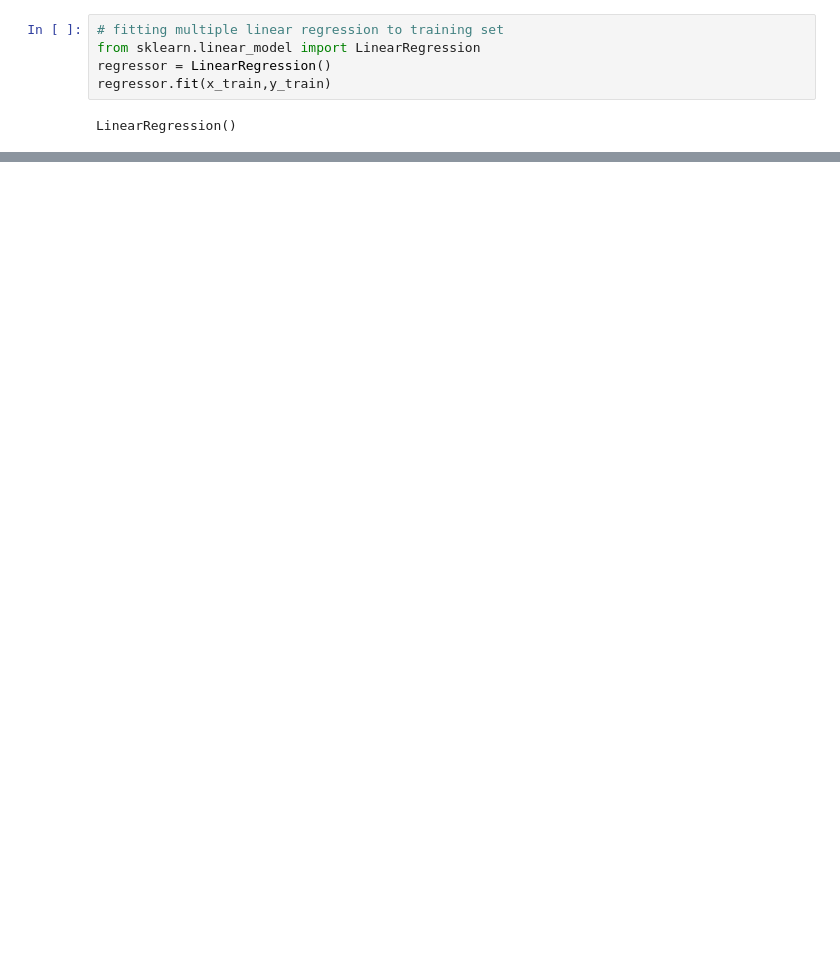
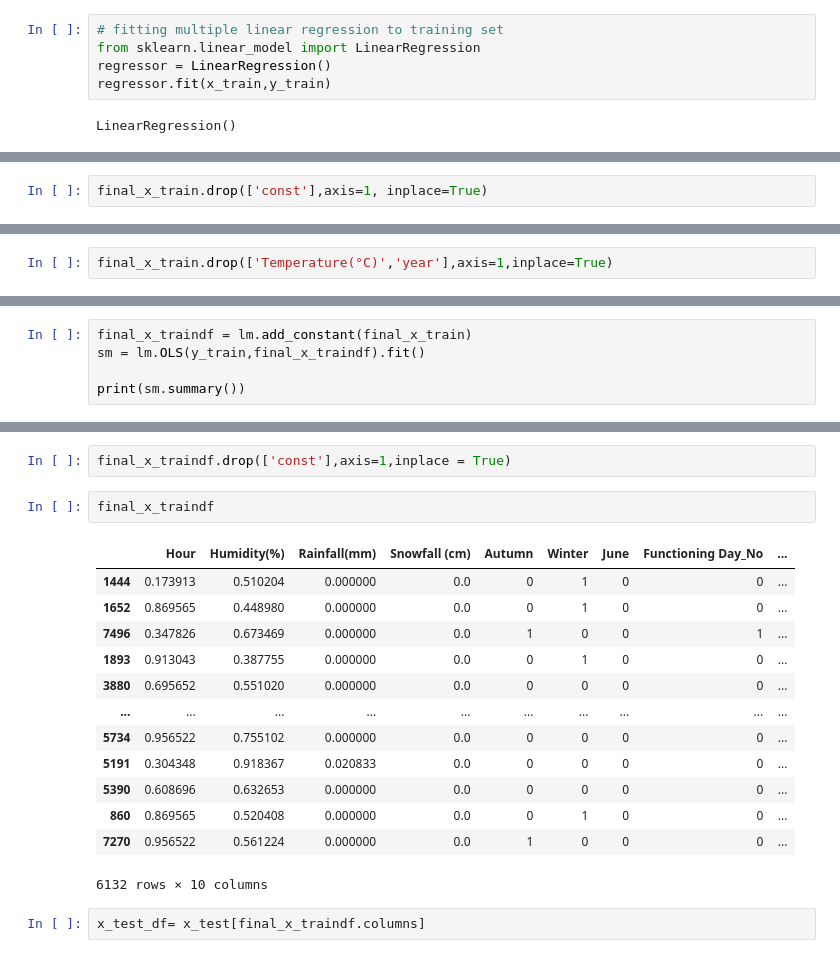
Before and after one commit to dhiru-c/Bike-Sharing-Demand-Prediction---Capstone-Project, a Jupyter notebook: Bike_Sharing_Demand_Prediction_Capstone_Project.ipynb, the cells around one changed output, grey strips where cells are left out. Drawn from its saved outputs; the diff is of its cells as text; blank space fills up the shorter version.

```diff
--- a/Bike_Sharing_Demand_Prediction_Capstone_Project.ipynb
+++ b/Bike_Sharing_Demand_Prediction_Capstone_Project.ipynb
@@ -514,0 +614,2 @@ r2_score(y_test,y_pred)
+# %%
+final_x_train.drop(['const'],axis=1, inplace=True)
@@ -514,0 +640,2 @@ r2_score(y_test,y_pred)
+# %%
+final_x_train.drop(['Temperature(°C)','year'],axis=1,inplace=True)
@@ -514,0 +662,5 @@ r2_score(y_test,y_pred)
+# %%
+final_x_traindf = lm.add_constant(final_x_train)
+sm = lm.OLS(y_train,final_x_traindf).fit()
+
+print(sm.summary())
@@ -514,0 +685,20 @@ r2_score(y_test,y_pred)
+# %%
+final_x_traindf.drop(['const'],axis=1,inplace = True)
+# %%
+final_x_traindf
+# %% [output]
+|  | Hour | Humidity(%) | Rainfall(mm) | Snowfall (cm) | Autumn | Winter | June | Functioning Day_No | ... |
+| 1444 | 0.173913 | 0.510204 | 0.000000 | 0.0 | 0 | 1 | 0 | 0 | ... |
+| 1652 | 0.869565 | 0.448980 | 0.000000 | 0.0 | 0 | 1 | 0 | 0 | ... |
+| 7496 | 0.347826 | 0.673469 | 0.000000 | 0.0 | 1 | 0 | 0 | 1 | ... |
+| 1893 | 0.913043 | 0.387755 | 0.000000 | 0.0 | 0 | 1 | 0 | 0 | ... |
+| 3880 | 0.695652 | 0.551020 | 0.000000 | 0.0 | 0 | 0 | 0 | 0 | ... |
+| ... | ... | ... | ... | ... | ... | ... | ... | ... | ... |
+| 5734 | 0.956522 | 0.755102 | 0.000000 | 0.0 | 0 | 0 | 0 | 0 | ... |
+| 5191 | 0.304348 | 0.918367 | 0.020833 | 0.0 | 0 | 0 | 0 | 0 | ... |
+| 5390 | 0.608696 | 0.632653 | 0.000000 | 0.0 | 0 | 0 | 0 | 0 | ... |
+| 860 | 0.869565 | 0.520408 | 0.000000 | 0.0 | 0 | 1 | 0 | 0 | ... |
+| 7270 | 0.956522 | 0.561224 | 0.000000 | 0.0 | 1 | 0 | 0 | 0 | ... |
+6132 rows × 10 columns
+# %%
+x_test_df= x_test[final_x_traindf.columns]
```
Also changed, not shown: parts of 47 cells of this notebook.
